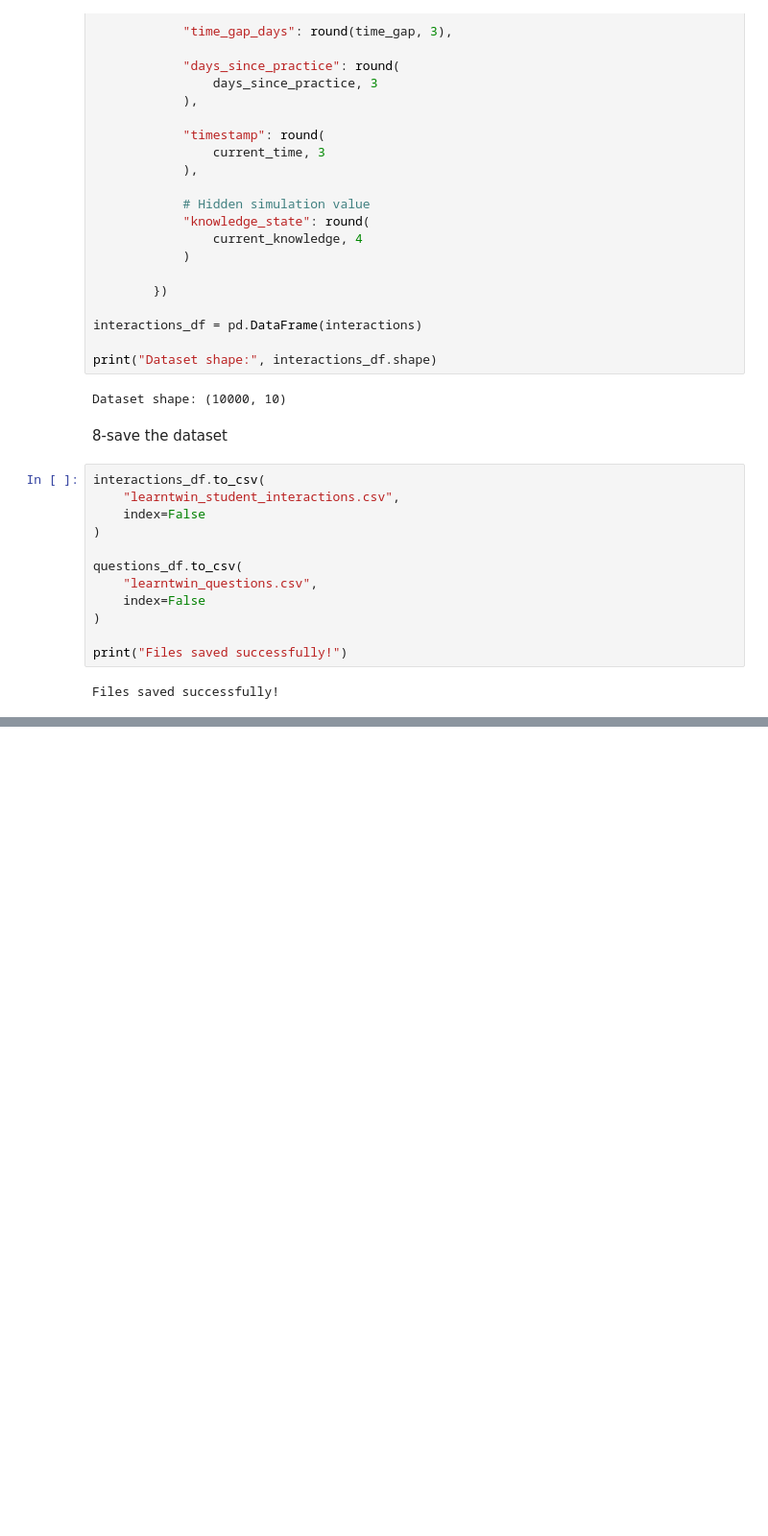
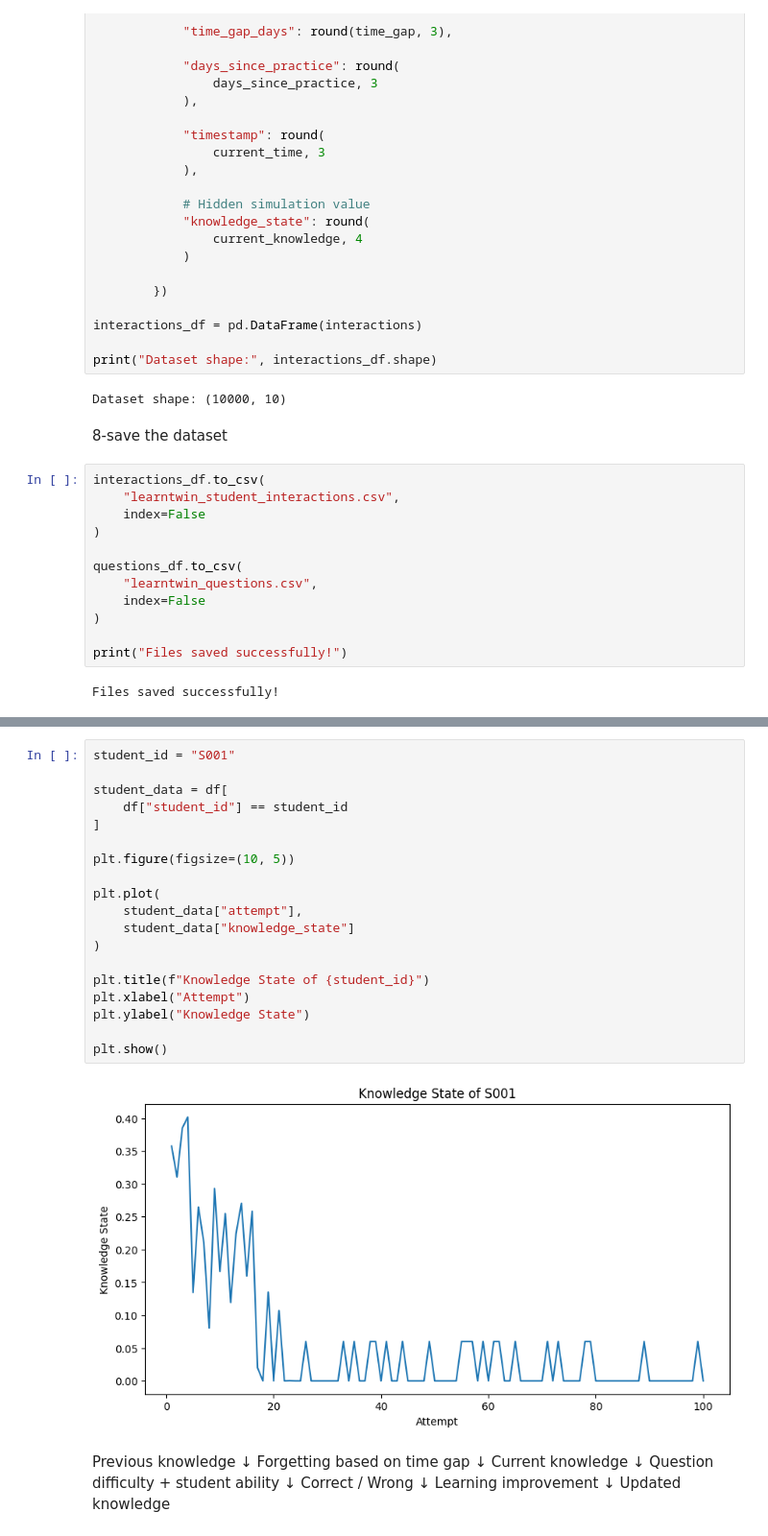
Before and after one commit to AZ07-coder/Student-Learning-Digital-Twin, a Jupyter notebook: 01_data_generation.ipynb, the cells around one changed output, grey strips where cells are left out. Shown at 96% size. Saved outputs shown, nothing was run; the diff lists cells and outputs as text; blank space fills up the shorter version.

```diff
--- a/01_data_generation.ipynb
+++ b/01_data_generation.ipynb
@@ -342,0 +443,35 @@ Files saved successfully!
+# %%
+student_id = "S001"
+
+student_data = df[
+    df["student_id"] == student_id
+]
+
+plt.figure(figsize=(10, 5))
+
+plt.plot(
+    student_data["attempt"],
+    student_data["knowledge_state"]
+)
+
+plt.title(f"Knowledge State of {student_id}")
+plt.xlabel("Attempt")
+plt.ylabel("Knowledge State")
+
+plt.show()
+# %% [output]
+[figure, added]
+# %% [markdown]
+Previous knowledge
+        ↓
+Forgetting based on time gap
+        ↓
+Current knowledge
+        ↓
+Question difficulty + student ability
+        ↓
+Correct / Wrong
+        ↓
+Learning improvement
+        ↓
+Updated knowledge
```
Also changed, not shown: parts of 6 cells of this notebook, 1 other file.
